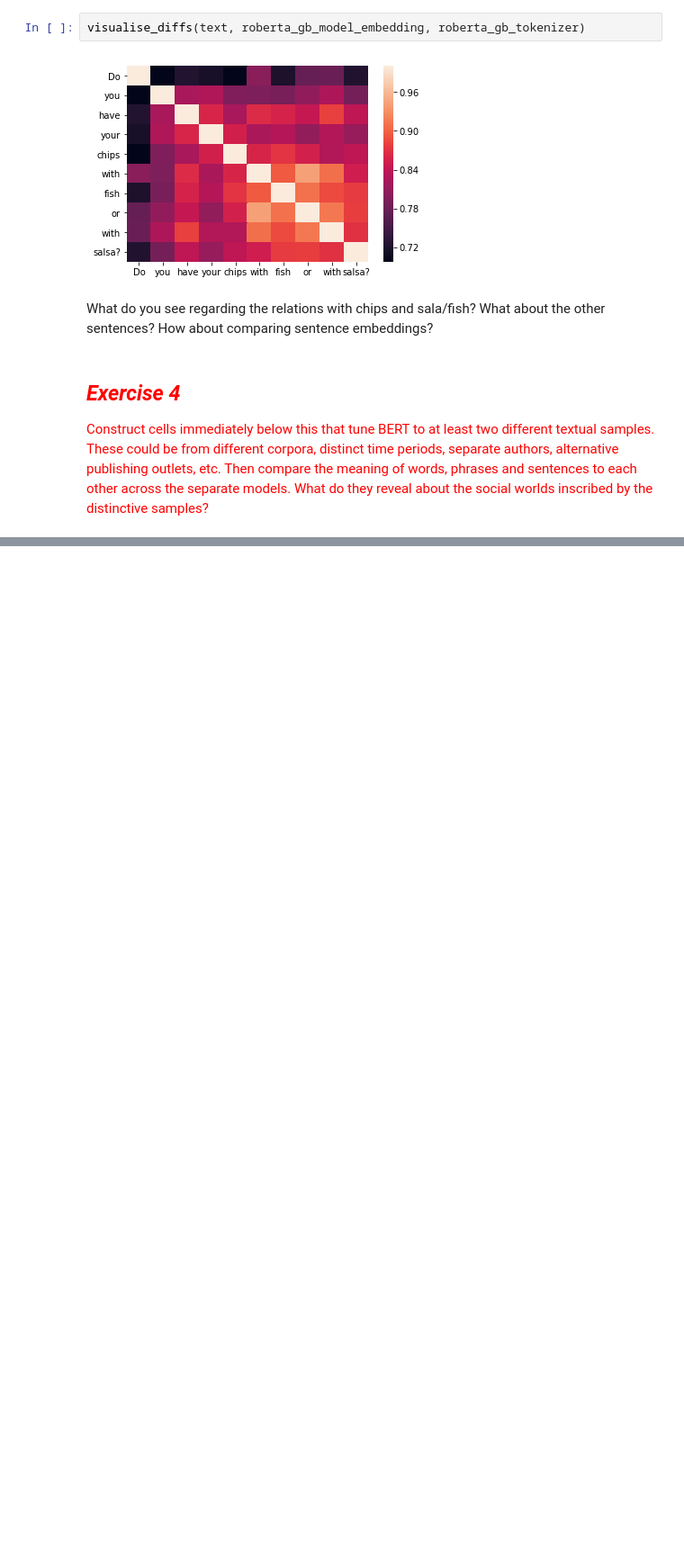
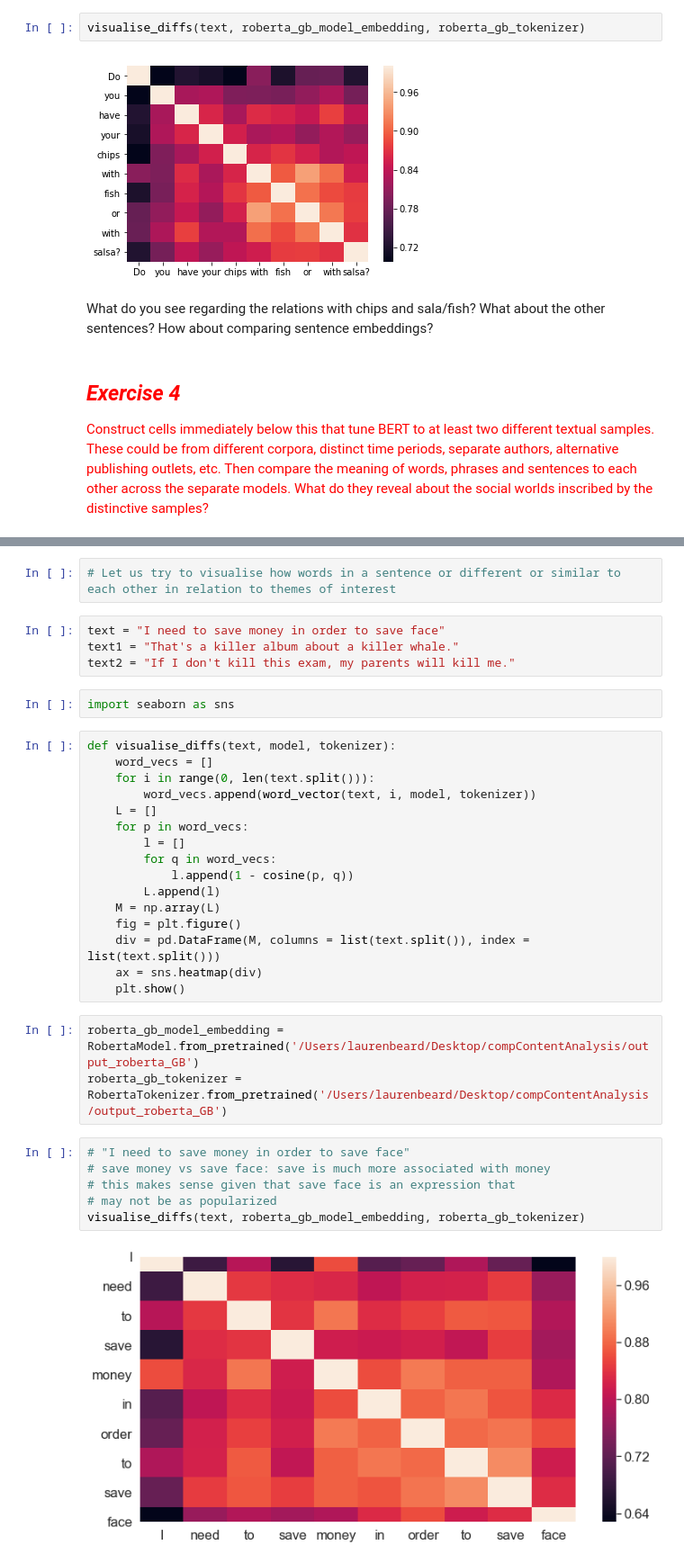
Before and after one commit to iamlaurenbeard/Content-Analysis-2020, a Jupyter notebook: week-8/8-beard.ipynb, the cells around one changed output, grey strips where cells are left out. Shown at 90% size. Cells and saved outputs as stored; diff of their text form; blank space fills up the shorter version.

```diff
--- a/week-8/8-beard.ipynb
+++ b/week-8/8-beard.ipynb
@@ -1918,0 +1991,35 @@ What do you see regarding the relations with chips and sala/fish? What about the
+# %%
+# Let us try to visualise how words in a sentence or different or similar to each other in relation to themes of interest
+# %%
+text = "I need to save money in order to save face"
+text1 = "That's a killer album about a killer whale."
+text2 = "If I don't kill this exam, my parents will kill me."
+# %%
+import seaborn as sns
+# %%
+def visualise_diffs(text, model, tokenizer):
+    word_vecs = []
+    for i in range(0, len(text.split())):
+        word_vecs.append(word_vector(text, i, model, tokenizer))
+    L = []
+    for p in word_vecs:
+        l = []
+        for q in word_vecs:
+            l.append(1 - cosine(p, q))
+        L.append(l)
+    M = np.array(L)
+    fig = plt.figure()
+    div = pd.DataFrame(M, columns = list(text.split()), index = list(text.split()))
+    ax = sns.heatmap(div)
+    plt.show()
+# %%
+roberta_gb_model_embedding = RobertaModel.from_pretrained('/Users/laurenbeard/Desktop/compContentAnalysis/output_roberta_GB')
+roberta_gb_tokenizer = RobertaTokenizer.from_pretrained('/Users/laurenbeard/Desktop/compContentAnalysis/output_roberta_GB')
+# %%
+# "I need to save money in order to save face"
+# save money vs save face: save is much more associated with money
+# this makes sense given that save face is an expression that
+# may not be as popularized
+visualise_diffs(text, roberta_gb_model_embedding, roberta_gb_tokenizer)
+# %% [output]
+[figure, added]
```
Also changed, not shown: parts of 36 cells of this notebook.
